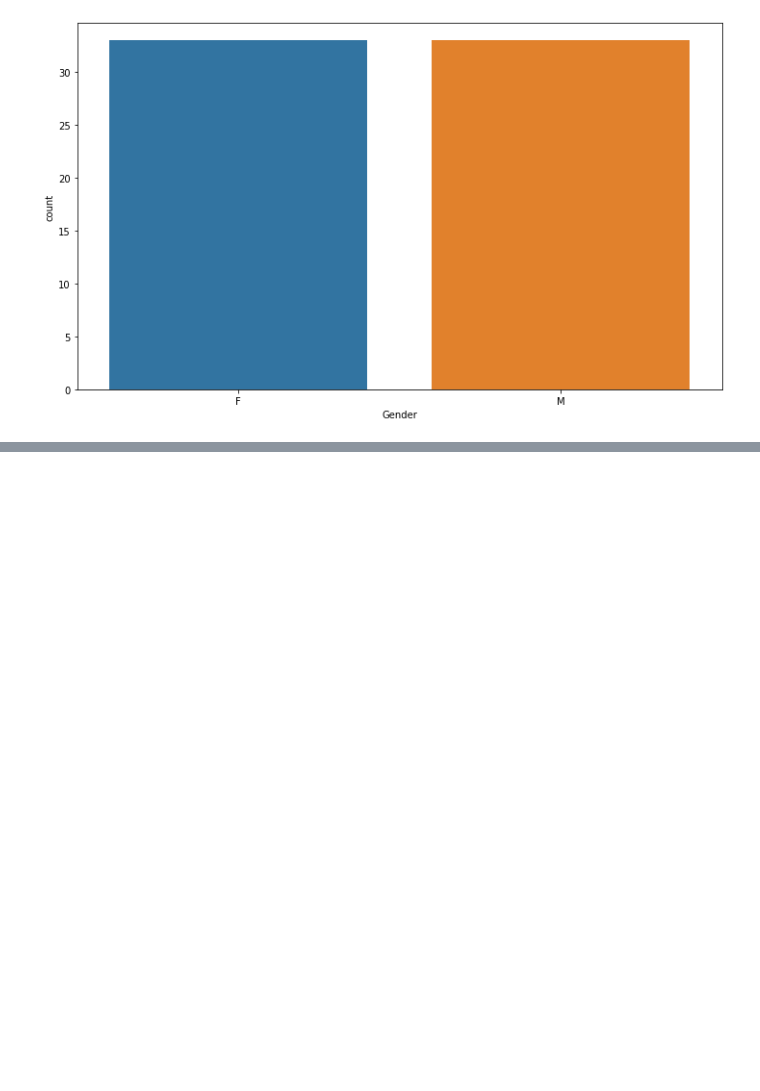
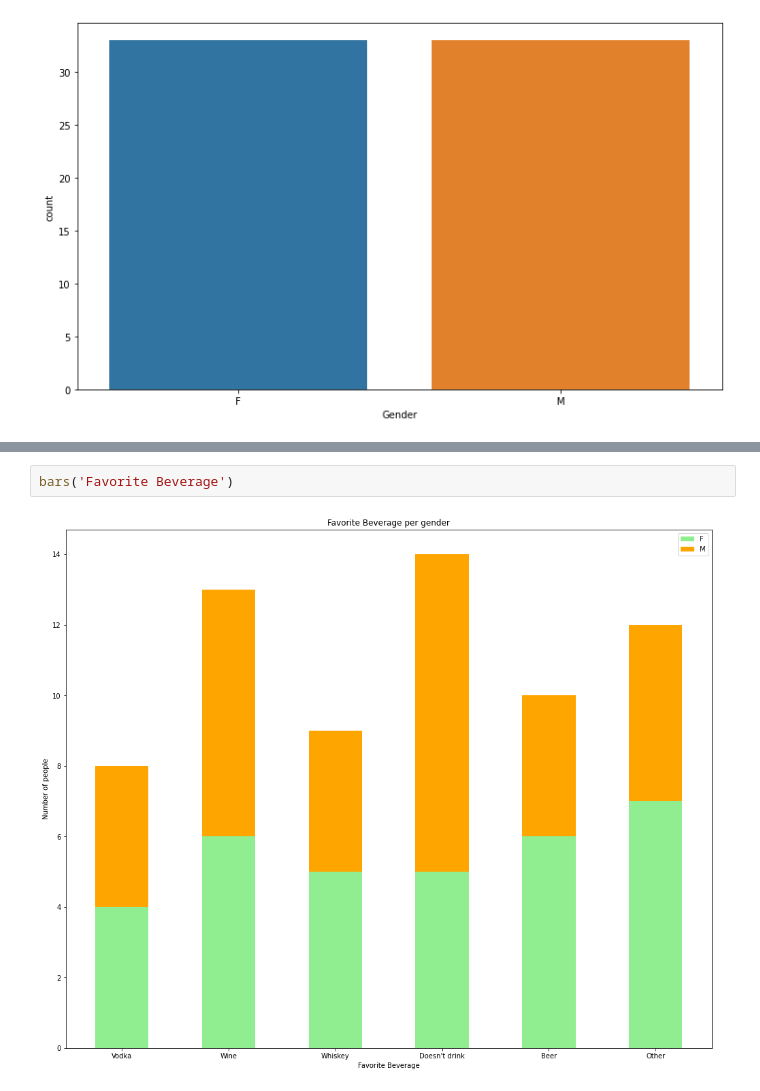
Before and after one commit to rushikeshnaik779/gender-classification, a Jupyter notebook: Gender_Classification_Simple_data_exploration.ipynb, the cells around one changed output, grey strips where cells are left out. Drawn from its saved outputs; the diff is of its cells as text; blank space fills up the shorter version.

```diff
--- a/Gender_Classification_Simple_data_exploration.ipynb
+++ b/Gender_Classification_Simple_data_exploration.ipynb
@@ -87,0 +112,4 @@ for colum in data.columns:
+# %%
+bars('Favorite Beverage')
+# %% [output]
+[figure, added]
```
Also changed, not shown: parts of 6 cells of this notebook.
